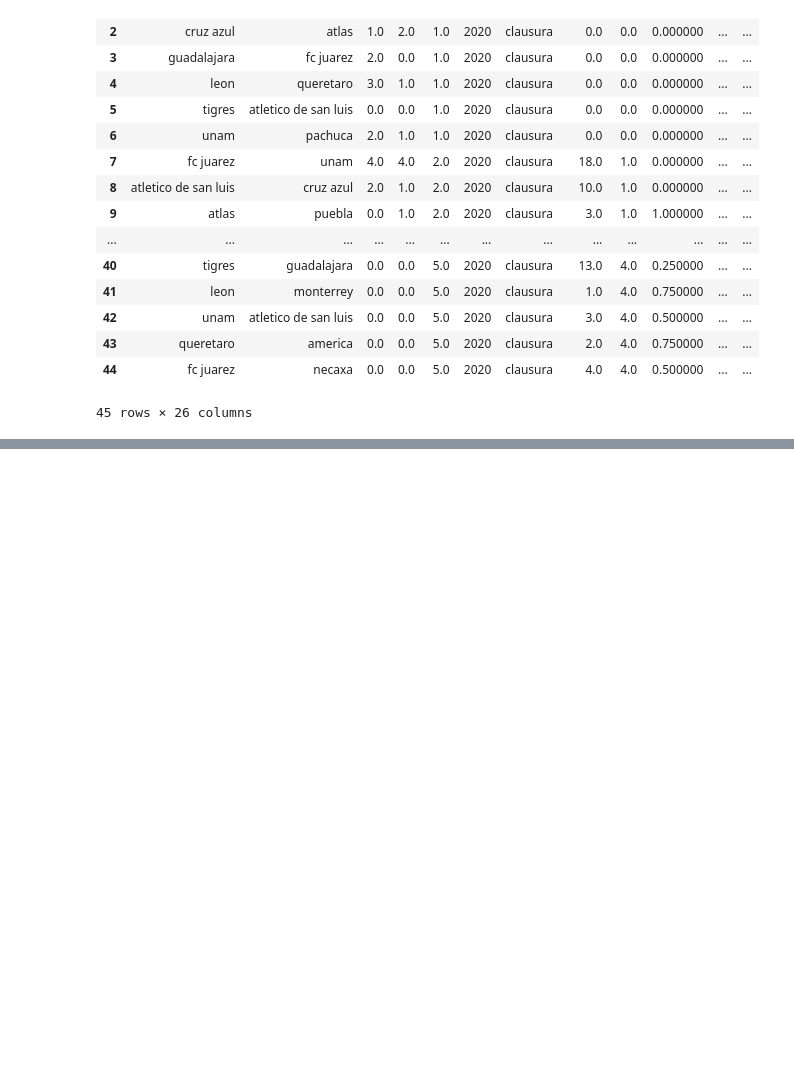
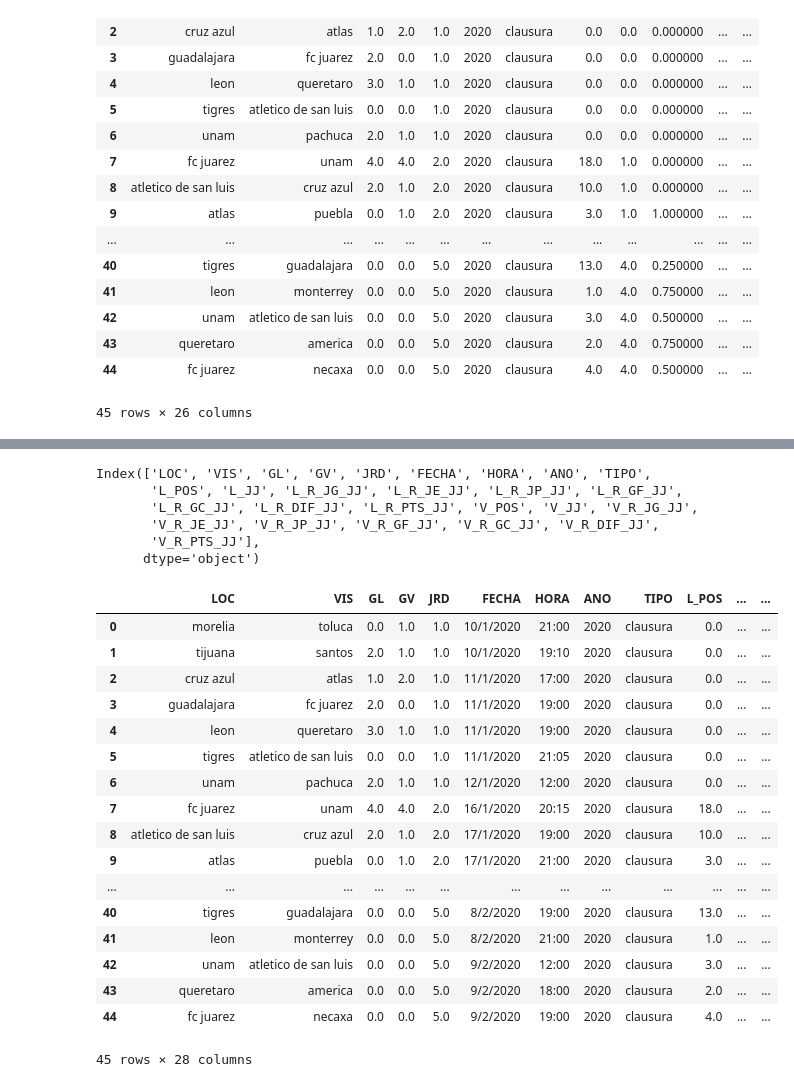
Before and after one commit to Roberto09/Match-Predictor, a Jupyter notebook: GetNewSeason.ipynb, the cells around one changed output, grey strips where cells are left out. Saved outputs shown, nothing was run; the diff lists cells and outputs as text; code cells hidden in the pictures; blank space fills up the shorter version.

Commit message:
worked on goals driven data

```diff
--- a/GetNewSeason.ipynb
+++ b/GetNewSeason.ipynb
@@ -502,0 +513,7 @@ data_lmx.to_pickle('./data/ligamx/WLT_new_season')
+# %%
+dic = {}
+for c in data_lmx.columns:
+    x = data_lmx[c].isnull().sum()
+    if x > 0:
+      dic[c] = x
+      data_lmx[c].fillna(0, inplace = True)
@@ -502,0 +526,2 @@ data_lmx.to_pickle('./data/ligamx/WLT_new_season')
+# %%
+data_lmx.reset_index(drop=True, inplace=True)
@@ -502,0 +531,9 @@ data_lmx.to_pickle('./data/ligamx/WLT_new_season')
+# %%
+data_lmx.columns
+# %% [output]
+Index(['LOC', 'VIS', 'GL', 'GV', 'JRD', 'FECHA', 'HORA', 'ANO', 'TIPO',
+       'L_POS', 'L_JJ', 'L_R_JG_JJ', 'L_R_JE_JJ', 'L_R_JP_JJ', 'L_R_GF_JJ',
+       'L_R_GC_JJ', 'L_R_DIF_JJ', 'L_R_PTS_JJ', 'V_POS', 'V_JJ', 'V_R_JG_JJ',
+       'V_R_JE_JJ', 'V_R_JP_JJ', 'V_R_GF_JJ', 'V_R_GC_JJ', 'V_R_DIF_JJ',
+       'V_R_PTS_JJ'],
+      dtype='object')
@@ -502,0 +543,25 @@ data_lmx.to_pickle('./data/ligamx/WLT_new_season')
+# %%
+data_lmx['RES'] =  np.where(data_lmx.GL >= data_lmx.GV, 2, 0)
+# %%
+data_lmx['RES'] =  np.where(data_lmx.GL == data_lmx.GV, 1, data_lmx.RES)
+# %%
+data_lmx
+# %% [output]
+|  | LOC | VIS | GL | GV | JRD | FECHA | HORA | ANO | TIPO | L_POS | ... | ... |
+| 0 | morelia | toluca | 0.0 | 1.0 | 1.0 | 10/1/2020 | 21:00 | 2020 | clausura | 0.0 | ... | ... |
+| 1 | tijuana | santos | 2.0 | 1.0 | 1.0 | 10/1/2020 | 19:10 | 2020 | clausura | 0.0 | ... | ... |
+| 2 | cruz azul | atlas | 1.0 | 2.0 | 1.0 | 11/1/2020 | 17:00 | 2020 | clausura | 0.0 | ... | ... |
+| 3 | guadalajara | fc juarez | 2.0 | 0.0 | 1.0 | 11/1/2020 | 19:00 | 2020 | clausura | 0.0 | ... | ... |
+| 4 | leon | queretaro | 3.0 | 1.0 | 1.0 | 11/1/2020 | 19:00 | 2020 | clausura | 0.0 | ... | ... |
+| 5 | tigres | atletico de san luis | 0.0 | 0.0 | 1.0 | 11/1/2020 | 21:05 | 2020 | clausura | 0.0 | ... | ... |
+| 6 | unam | pachuca | 2.0 | 1.0 | 1.0 | 12/1/2020 | 12:00 | 2020 | clausura | 0.0 | ... | ... |
+| 7 | fc juarez | unam | 4.0 | 4.0 | 2.0 | 16/1/2020 | 20:15 | 2020 | clausura | 18.0 | ... | ... |
+| 8 | atletico de san luis | cruz azul | 2.0 | 1.0 | 2.0 | 17/1/2020 | 19:00 | 2020 | clausura | 10.0 | ... | ... |
+| 9 | atlas | puebla | 0.0 | 1.0 | 2.0 | 17/1/2020 | 21:00 | 2020 | clausura | 3.0 | ... | ... |
+| ... | ... | ... | ... | ... | ... | ... | ... | ... | ... | ... | ... | ... |
+| 40 | tigres | guadalajara | 0.0 | 0.0 | 5.0 | 8/2/2020 | 19:00 | 2020 | clausura | 13.0 | ... | ... |
+| 41 | leon | monterrey | 0.0 | 0.0 | 5.0 | 8/2/2020 | 21:00 | 2020 | clausura | 1.0 | ... | ... |
+| 42 | unam | atletico de san luis | 0.0 | 0.0 | 5.0 | 9/2/2020 | 12:00 | 2020 | clausura | 3.0 | ... | ... |
+| 43 | queretaro | america | 0.0 | 0.0 | 5.0 | 9/2/2020 | 18:00 | 2020 | clausura | 2.0 | ... | ... |
+| 44 | fc juarez | necaxa | 0.0 | 0.0 | 5.0 | 9/2/2020 | 19:00 | 2020 | clausura | 4.0 | ... | ... |
+45 rows × 28 columns
```
Also changed, not shown: parts of 13 cells of this notebook, 3 other files.
